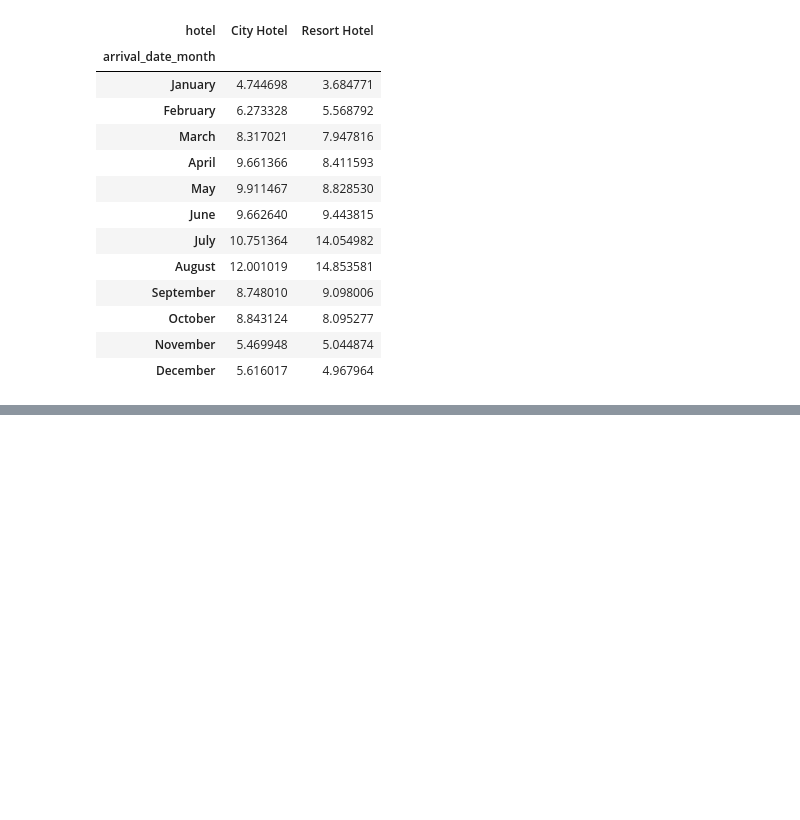
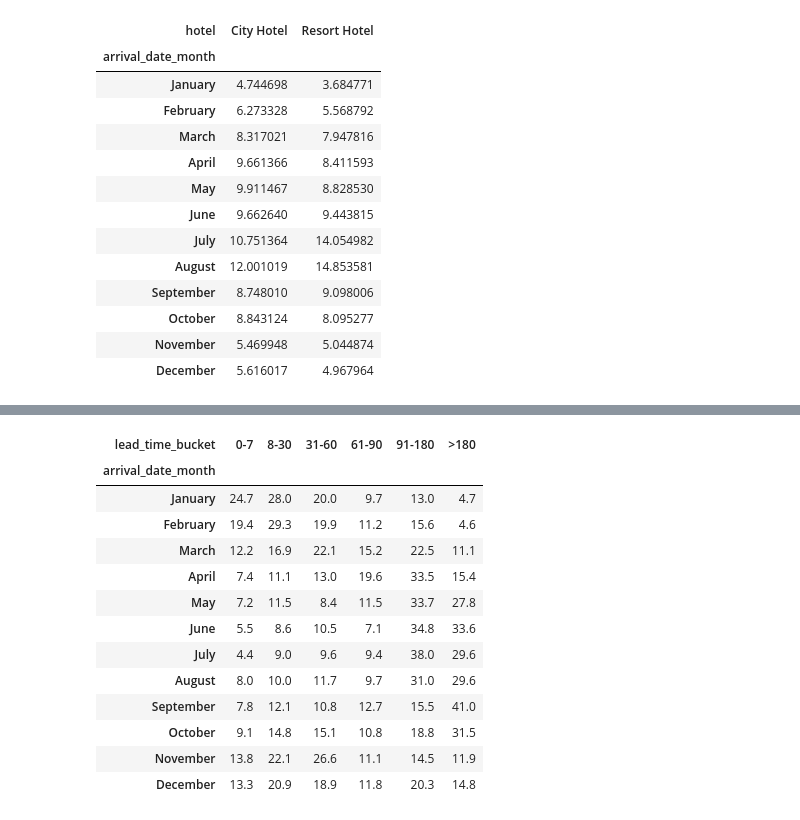
Before and after one commit to Kaevin-boi/Revenue-management-hotel, a Jupyter notebook: Notebooks/01_eda_revenue_management.ipynb, the cells around one changed output, grey strips where cells are left out. Cells and saved outputs as stored; diff of their text form; code cells hidden in the pictures; blank space fills up the shorter version.

```diff
--- a/Notebooks/01_eda_revenue_management.ipynb
+++ b/Notebooks/01_eda_revenue_management.ipynb
@@ -572,0 +686,23 @@ monthly_hotel_share
+# %%
+monthly_lead_time_share = (
+    monthly_lead_time.unstack()
+    .div(monthly_lead_time.unstack().sum(axis=1), axis=0)
+    .mul(100)
+)
+
+monthly_lead_time_share.round(1)
+# %% [output]
+| lead_time_bucket | 0-7 | 8-30 | 31-60 | 61-90 | 91-180 | >180 |
+| arrival_date_month |  |  |  |  |  |  |
+| January | 24.7 | 28.0 | 20.0 | 9.7 | 13.0 | 4.7 |
+| February | 19.4 | 29.3 | 19.9 | 11.2 | 15.6 | 4.6 |
+| March | 12.2 | 16.9 | 22.1 | 15.2 | 22.5 | 11.1 |
+| April | 7.4 | 11.1 | 13.0 | 19.6 | 33.5 | 15.4 |
+| May | 7.2 | 11.5 | 8.4 | 11.5 | 33.7 | 27.8 |
+| June | 5.5 | 8.6 | 10.5 | 7.1 | 34.8 | 33.6 |
+| July | 4.4 | 9.0 | 9.6 | 9.4 | 38.0 | 29.6 |
+| August | 8.0 | 10.0 | 11.7 | 9.7 | 31.0 | 29.6 |
+| September | 7.8 | 12.1 | 10.8 | 12.7 | 15.5 | 41.0 |
+| October | 9.1 | 14.8 | 15.1 | 10.8 | 18.8 | 31.5 |
+| November | 13.8 | 22.1 | 26.6 | 11.1 | 14.5 | 11.9 |
+| December | 13.3 | 20.9 | 18.9 | 11.8 | 20.3 | 14.8 |
```
Also changed, not shown: parts of 7 cells of this notebook.
